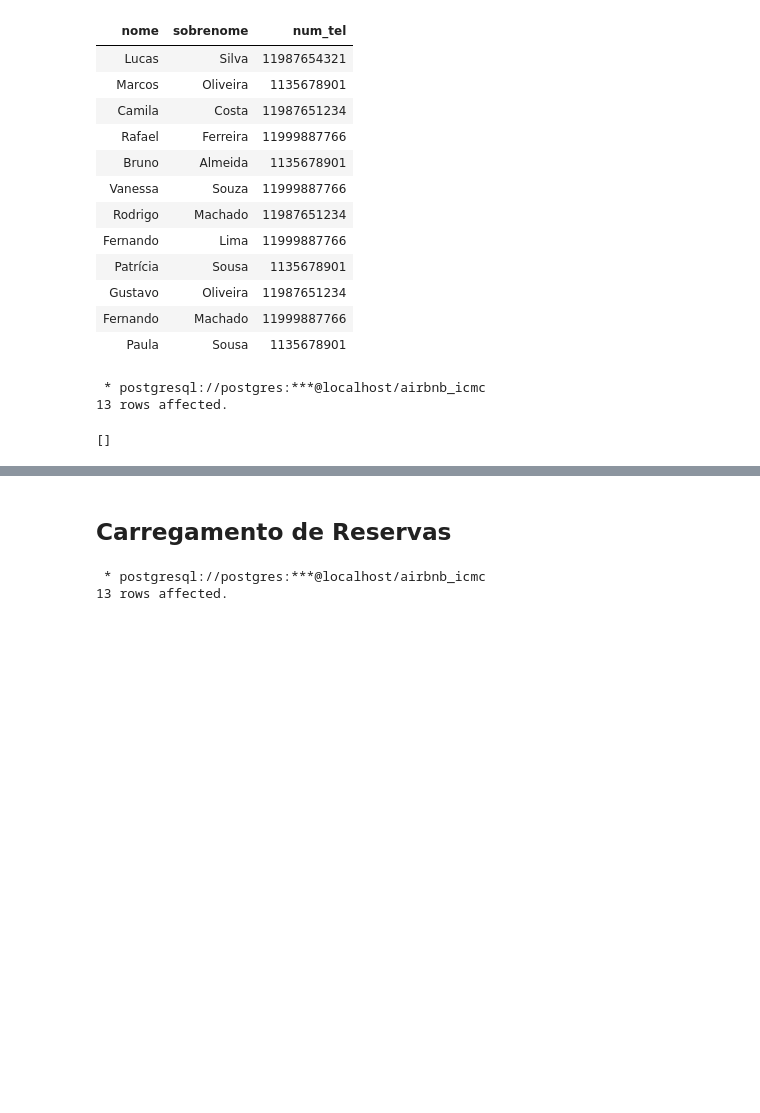
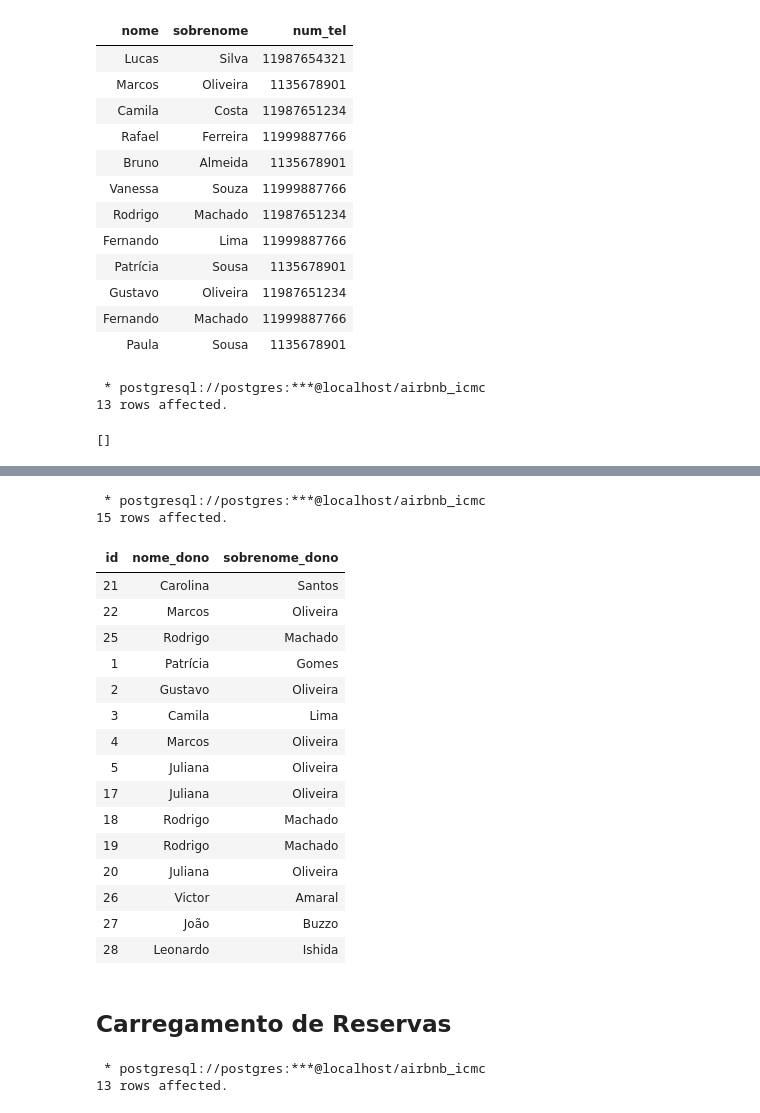
Before and after one commit to LeonardoIshida/airbnb-database-case-study, a Jupyter notebook: trabalho-1/4-carregamento_dados.ipynb, the cells around one changed output, grey strips where cells are left out. Saved outputs shown, nothing was run; the diff lists cells and outputs as text; code cells hidden in the pictures; blank space fills up the shorter version.

```diff
--- a/trabalho-1/4-carregamento_dados.ipynb
+++ b/trabalho-1/4-carregamento_dados.ipynb
@@ -158,3 +157,25 @@ VALUES
+# %%
+%%sql
+SELECT id, nome_dono, sobrenome_dono FROM Propriedade;
+# %% [output]
+ * postgresql://postgres:***@localhost/airbnb_icmc
+15 rows affected.
+| id | nome_dono | sobrenome_dono |
+| 21 | Carolina | Santos |
+| 22 | Marcos | Oliveira |
+| 25 | Rodrigo | Machado |
+| 1 | Patrícia | Gomes |
+| 2 | Gustavo | Oliveira |
+| 3 | Camila | Lima |
+| 4 | Marcos | Oliveira |
+| 5 | Juliana | Oliveira |
+| 17 | Juliana | Oliveira |
+| 18 | Rodrigo | Machado |
+| 19 | Rodrigo | Machado |
+| 20 | Juliana | Oliveira |
+| 26 | Victor | Amaral |
+| 27 | João | Buzzo |
+| 28 | Leonardo | Ishida |
 # %% [markdown]
 ## Carregamento de Reservas
 # %%
```
Also changed, not shown: parts of 5 cells of this notebook.
